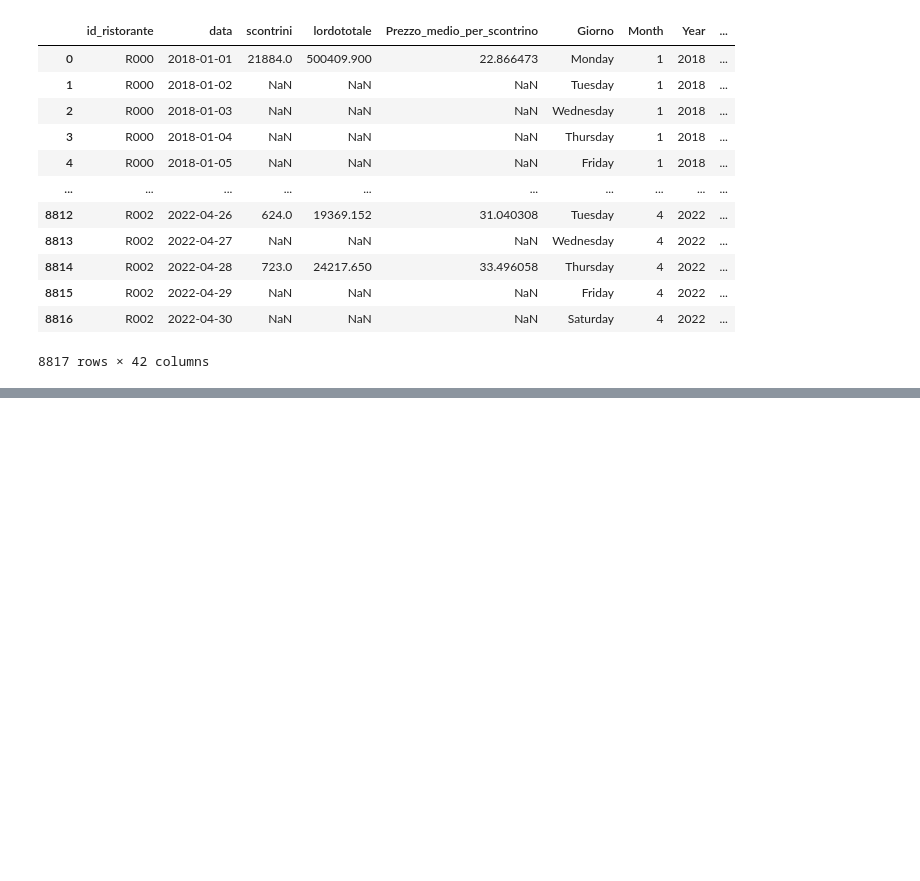
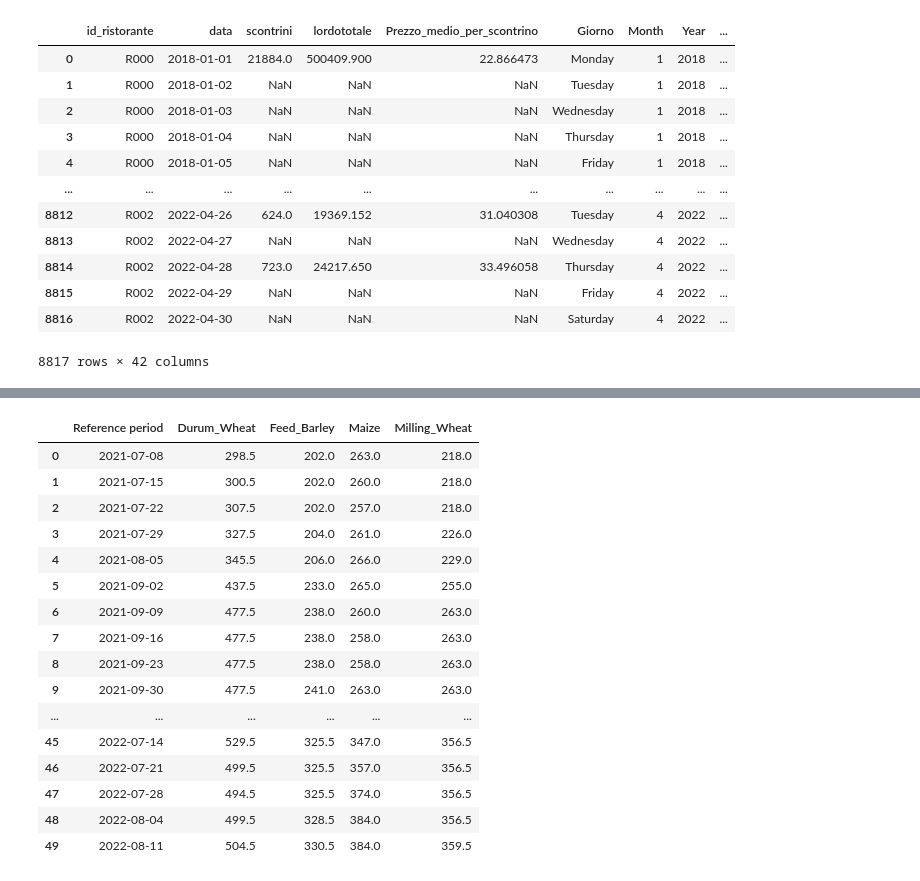
Before and after one commit to giocoal/restaurant-revenue-loss-COVID-retrospective-analysis, a Jupyter notebook: Integrazione dati.ipynb, the cells around one changed output, grey strips where cells are left out. Cells and saved outputs as stored; diff of their text form; code cells hidden in the pictures; blank space fills up the shorter version.

```diff
--- a/Integrazione dati.ipynb
+++ b/Integrazione dati.ipynb
@@ -1131,0 +1208,46 @@ inforistoranti.to_csv('info_ristoranti_location.csv')
+# %%
+cereali2122.drop(['Marketing Year', 'Member State', 'Market Name', 'Stage Name'], axis=1, inplace=True)
+cereali2223.drop(['Marketing Year', 'Member State', 'Market Name', 'Stage Name'], axis=1, inplace=True)
+# %%
+cereali2122 = cereali2122.pivot(index='Reference period', columns='Product Name', values=['Price (€/Tonne)'])
+cereali2122.columns = cereali2122.columns.droplevel(0)
+cereali2122 = cereali2122.rename_axis(None, axis=1)
+cereali2122.reset_index(inplace=True)
+
+cereali2223 = cereali2223.pivot(index='Reference period', columns='Product Name', values=['Price (€/Tonne)'])
+cereali2223.columns = cereali2223.columns.droplevel(0)
+cereali2223 = cereali2223.rename_axis(None, axis=1)
+cereali2223.reset_index(inplace=True)
+# %%
+cereali2122.rename(columns={'Durum wheat':'Durum_Wheat', 'Feed barley':'Feed_Barley', 'Maize':'Maize',
+                        'Milling wheat':'Milling_Wheat'}, inplace=True)
+
+cereali2223.rename(columns={'Durum wheat':'Durum_Wheat', 'Feed barley':'Feed_Barley', 'Maize':'Maize',
+                        'Milling wheat':'Milling_Wheat'}, inplace=True)
+# %%
+cereali2122['Reference period'] =  pd.to_datetime(cereali2122['Reference period'], format='%Y-%m-%d')
+
+cereali2223['Reference period'] =  pd.to_datetime(cereali2223['Reference period'], format='%Y-%m-%d')
+# %%
+cereali_rf = pd.concat([cereali2122, cereali2223])
+cereali_rf.reset_index(inplace=True)
+cereali_rf.drop('index', axis=1, inplace=True)
+cereali_rf
+# %% [output]
+|  | Reference period | Durum_Wheat | Feed_Barley | Maize | Milling_Wheat |
+| 0 | 2021-07-08 | 298.5 | 202.0 | 263.0 | 218.0 |
+| 1 | 2021-07-15 | 300.5 | 202.0 | 260.0 | 218.0 |
+| 2 | 2021-07-22 | 307.5 | 202.0 | 257.0 | 218.0 |
+| 3 | 2021-07-29 | 327.5 | 204.0 | 261.0 | 226.0 |
+| 4 | 2021-08-05 | 345.5 | 206.0 | 266.0 | 229.0 |
+| 5 | 2021-09-02 | 437.5 | 233.0 | 265.0 | 255.0 |
+| 6 | 2021-09-09 | 477.5 | 238.0 | 260.0 | 263.0 |
+| 7 | 2021-09-16 | 477.5 | 238.0 | 258.0 | 263.0 |
+| 8 | 2021-09-23 | 477.5 | 238.0 | 258.0 | 263.0 |
+| 9 | 2021-09-30 | 477.5 | 241.0 | 263.0 | 263.0 |
+| ... | ... | ... | ... | ... | ... |
+| 45 | 2022-07-14 | 529.5 | 325.5 | 347.0 | 356.5 |
+| 46 | 2022-07-21 | 499.5 | 325.5 | 357.0 | 356.5 |
+| 47 | 2022-07-28 | 494.5 | 325.5 | 374.0 | 356.5 |
+| 48 | 2022-08-04 | 499.5 | 328.5 | 384.0 | 356.5 |
+| 49 | 2022-08-11 | 504.5 | 330.5 | 384.0 | 359.5 |
```
Also changed, not shown: parts of 21 cells of this notebook, 13 other files.
